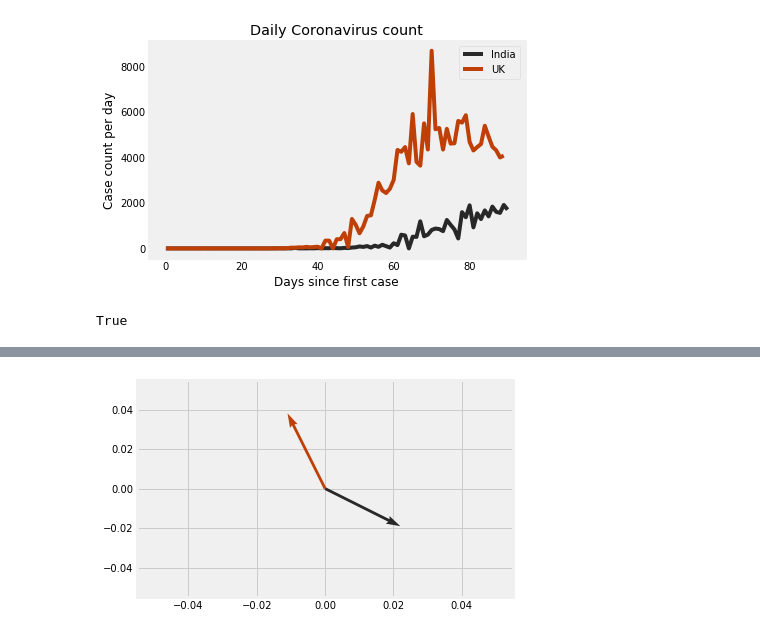
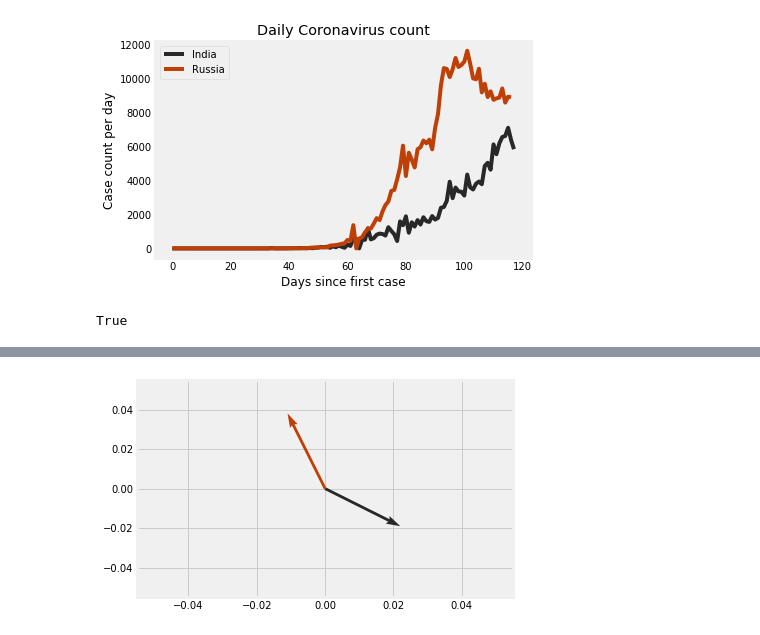
Before and after one commit to amchigello/python_repository, a Jupyter notebook: matplotlib_work/plots_work.ipynb, the cells around one changed output, grey strips where cells are left out. Saved outputs shown, nothing was run; the diff lists cells and outputs as text; code cells hidden in the pictures.

```diff
--- a/matplotlib_work/plots_work.ipynb
+++ b/matplotlib_work/plots_work.ipynb
@@ -38,9 +39,9 @@ def plot_daily_cases(*countries):
     plt.show()
     return True
 # %%
-plot_daily_cases("IN", "GB")
+plot_daily_cases("IN", "RU")
 # %% [output]
-[figure, old version]
+[figure, new version]
 True
 # %%
 
```
Also changed, not shown: parts of 18 cells of this notebook, 3 other files.
